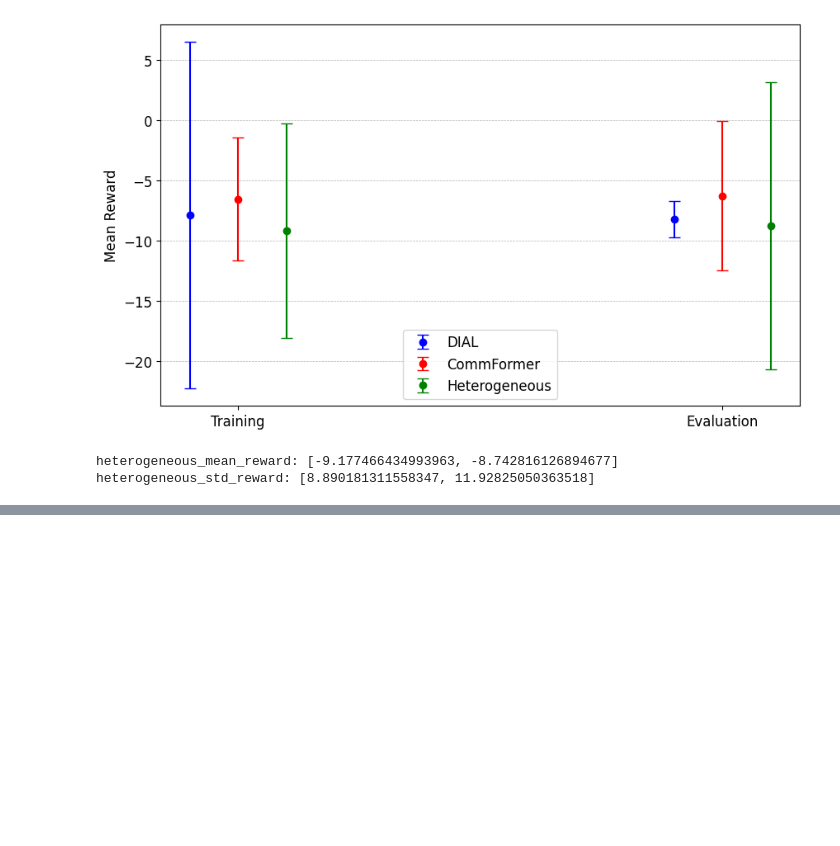
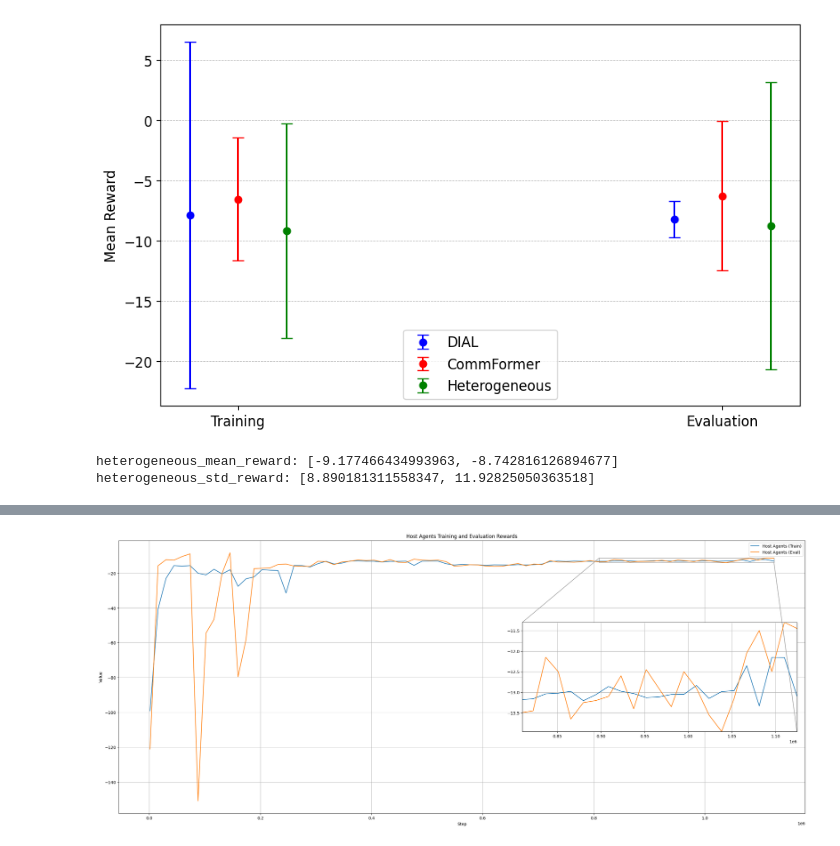
Before and after one commit to RMC-AIvsAI/CyMARL-CommFormer, a Jupyter notebook: commformer_experiment_analysis.ipynb, the cells around one changed output, grey strips where cells are left out. Saved outputs shown, nothing was run; the diff lists cells and outputs as text; code cells hidden in the pictures; blank space fills up the shorter version.

```diff
--- a/commformer_experiment_analysis.ipynb
+++ b/commformer_experiment_analysis.ipynb
@@ -291,0 +451,45 @@ heterogeneous_std_reward: [8.890181311558347, 11.92825050363518]
+# %%
+# Load the best run CSV file
+csv_path = r"C:\Users\Alex\Downloads\host_agents_train_avg_ep_rew.csv"
+df_host_agents_run = pd.read_csv(csv_path)
+df_host_agents_run.drop(columns=['Wall time'], inplace=True)
+
+csv_path = r"C:\Users\Alex\Downloads\host_agents_eval_avg_ep_rew.csv"
+df_host_agents_eval_run = pd.read_csv(csv_path)
+df_host_agents_eval_run.drop(columns=['Wall time'], inplace=True)
+# %%
+from mpl_toolkits.axes_grid1.inset_locator import inset_axes, mark_inset
+
+plt.figure(figsize=(30, 12))
+ax = plt.gca()
+ax.plot(df_host_agents_run['Step'].to_numpy(), df_host_agents_run['Value'].to_numpy(), label='Host Agents (Train)')
+ax.plot(df_host_agents_eval_run['Step'].to_numpy(), df_host_agents_eval_run['Value'].to_numpy(), label='Host Agents (Eval)')
+plt.xlabel('Step')
+plt.ylabel('Value')
+plt.title('Host Agents Training and Evaluation Rewards')
+plt.legend()
+plt.grid(True)
+
+# Inset axes for zoomed region from 0.81e6 steps onward
+axins = inset_axes(ax, width="40%", height="40%", loc='center right', borderpad=2)
+axins.plot(df_host_agents_run['Step'].to_numpy(), df_host_agents_run['Value'].to_numpy(), label='Train')
+axins.plot(df_host_agents_eval_run['Step'].to_numpy(), df_host_agents_eval_run['Value'].to_numpy(), label='Eval')
+x1 = 0.81e6
+x2 = df_host_agents_run['Step'].max()
+axins.set_xlim(x1, x2)
+# Set y-limits based on the zoomed data
+ymin = min(
+    df_host_agents_run[df_host_agents_run['Step'] >= x1]['Value'].min(),
+    df_host_agents_eval_run[df_host_agents_eval_run['Step'] >= x1]['Value'].min()
+)
+ymax = max(
+    df_host_agents_run[df_host_agents_run['Step'] >= x1]['Value'].max(),
+    df_host_agents_eval_run[df_host_agents_eval_run['Step'] >= x1]['Value'].max()
+)
+axins.set_ylim(ymin, ymax)
+axins.grid(True)
+mark_inset(ax, axins, loc1=2, loc2=4, fc="none", ec="0.5")
+
+plt.show()
+# %% [output]
+[figure, added]
```
Also changed, not shown: parts of 5 cells of this notebook, 2 other files.
